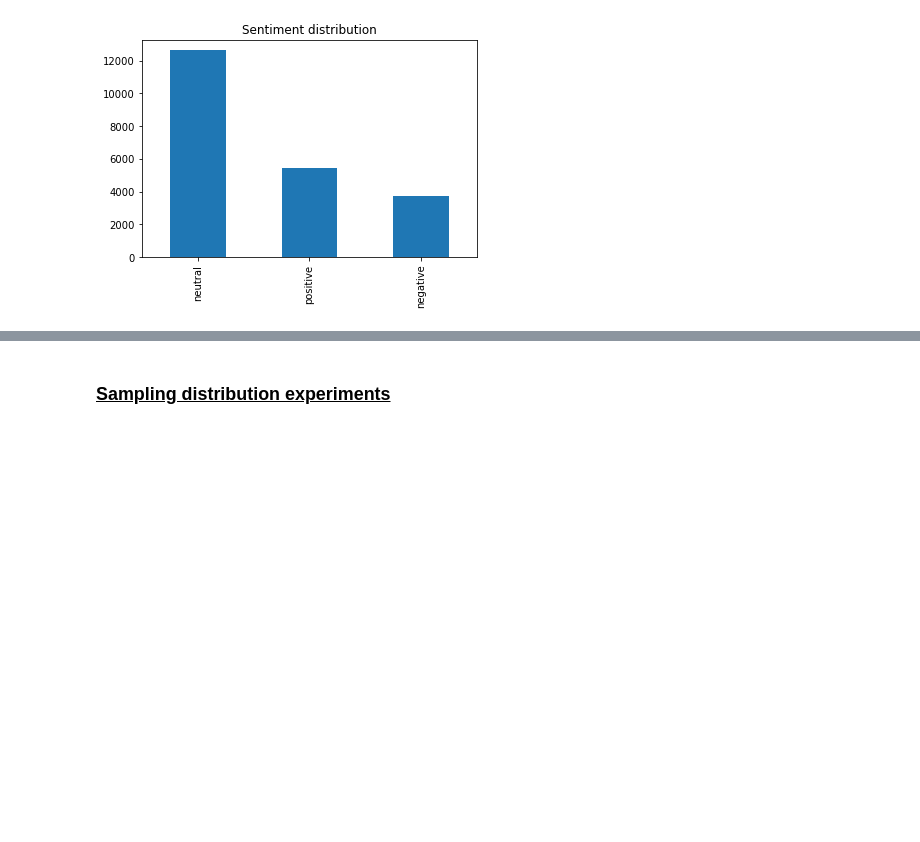
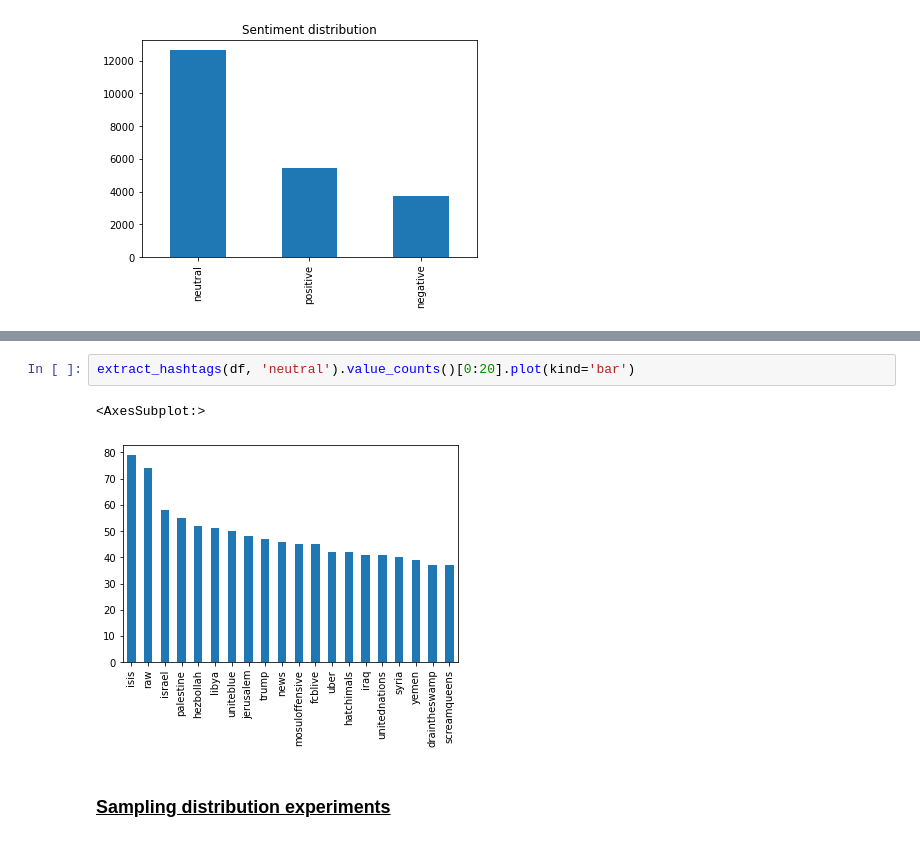
Before and after one commit to kelmanchen/tweet-sentiment-analysis, a Jupyter notebook: Assignment 2 Code.ipynb, the cells around one changed output, grey strips where cells are left out. Saved outputs shown, nothing was run; the diff lists cells and outputs as text; blank space fills up the shorter version.

```diff
--- a/Assignment 2 Code.ipynb
+++ b/Assignment 2 Code.ipynb
@@ -272,3 +303,8 @@ df['sentiment'].value_counts().plot(kind='bar')
+# %%
+extract_hashtags(df, 'neutral').value_counts()[0:20].plot(kind='bar')
+# %% [output]
+<AxesSubplot:>
+[figure, added]
 # %% [markdown]
 ### <u>Sampling distribution experiments</u> ###
 # %%
```
Also changed, not shown: parts of 11 cells of this notebook.
